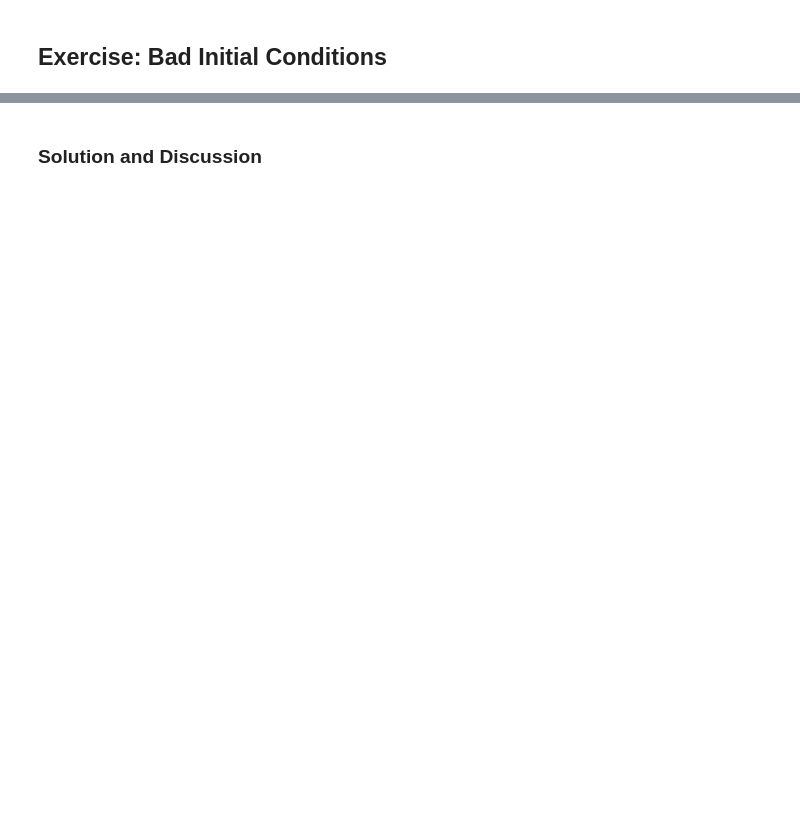
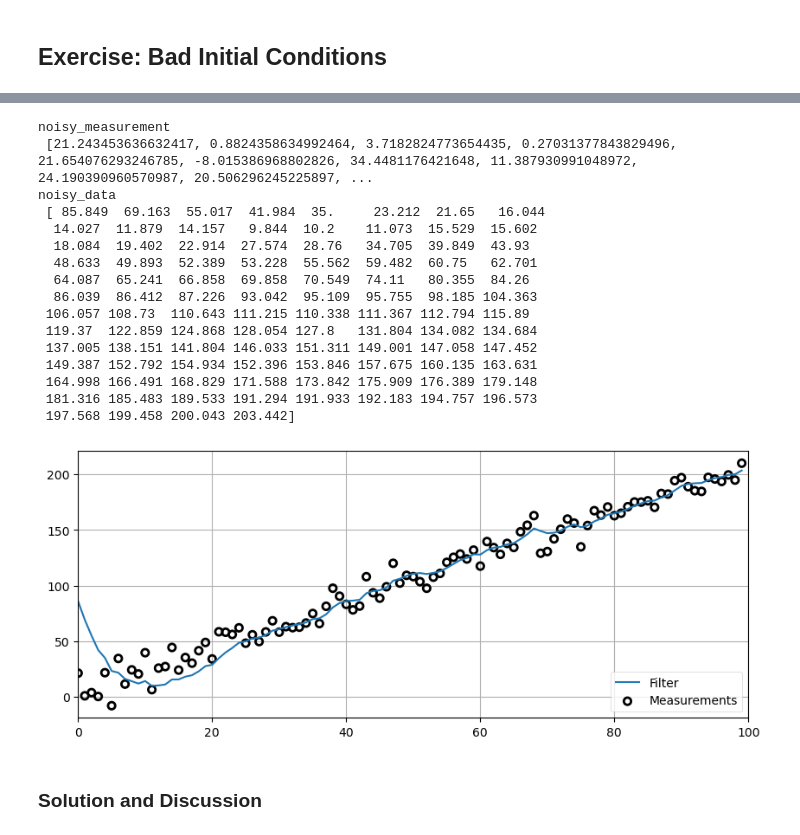
Before and after one commit to keane-k/Kalman-and-Bayesian-Filters-in-Python, a Jupyter notebook: 01-g-h-filter.ipynb, the cells around one changed output, grey strips where cells are left out. Cells and saved outputs as stored; diff of their text form; code cells hidden in the pictures; blank space fills up the shorter version.

```diff
--- a/01-g-h-filter.ipynb
+++ b/01-g-h-filter.ipynb
@@ -788,3 +830,31 @@ Now write code that uses `gen_data` and `g_h_filter` to filter 100 data points t
+# %%
+# your code here
+np.random.seed(1)
+noisy_measurement = noise_generation(x0=5., dx=2., steps=100, noise=10)
+print('noisy_measurement\n', noisy_measurement)
+
+noisy_data = g_h_filter(data=noisy_measurement, x0=100, dx=2., g=0.2, h=0.02, dt=1.)
+print('noisy_data\n',noisy_data)
+
+plot_g_h_results(measurements=noisy_measurement, filtered_data=noisy_data)
+# %% [output]
+noisy_measurement
+ [21.243453636632417, 0.8824358634992464, 3.7182824773654435, 0.27031377843829496, 21.654076293246785, -8.015386968802826, 34.4481176421648, 11.387930991048972, 24.190390960570987, 20.506296245225897, ...
+noisy_data
+ [ 85.849  69.163  55.017  41.984  35.     23.212  21.65   16.044
+  14.027  11.879  14.157   9.844  10.2    11.073  15.529  15.602
+  18.084  19.402  22.914  27.574  28.76   34.705  39.849  43.93
+  48.633  49.893  52.389  53.228  55.562  59.482  60.75   62.701
+  64.087  65.241  66.858  69.858  70.549  74.11   80.355  84.26
+  86.039  86.412  87.226  93.042  95.109  95.755  98.185 104.363
+ 106.057 108.73  110.643 111.215 110.338 111.367 112.794 115.89
+ 119.37  122.859 124.868 128.054 127.8   131.804 134.082 134.684
+ 137.005 138.151 141.804 146.033 151.311 149.001 147.058 147.452
+ 149.387 152.792 154.934 152.396 153.846 157.675 160.135 163.631
+ 164.998 166.491 168.829 171.588 173.842 175.909 176.389 179.148
+ 181.316 185.483 189.533 191.294 191.933 192.183 194.757 196.573
+ 197.568 199.458 200.043 203.442]
+[figure, added]
 # %% [markdown]
 ### Solution and Discussion
 # %%
```
Also changed, not shown: parts of 39 cells of this notebook.
